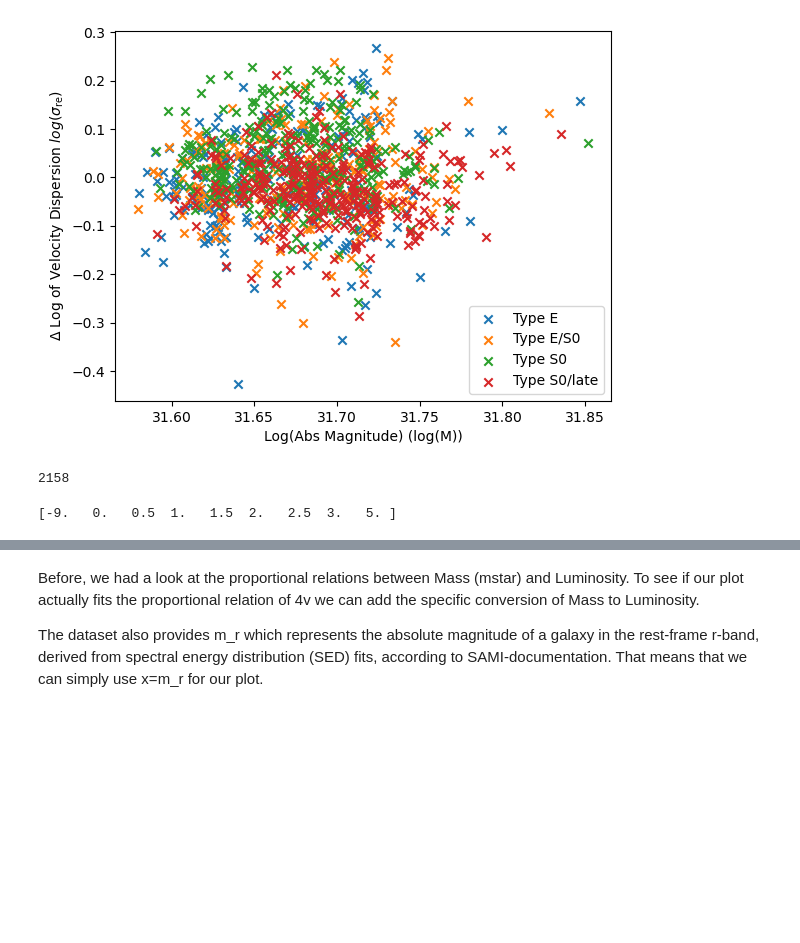
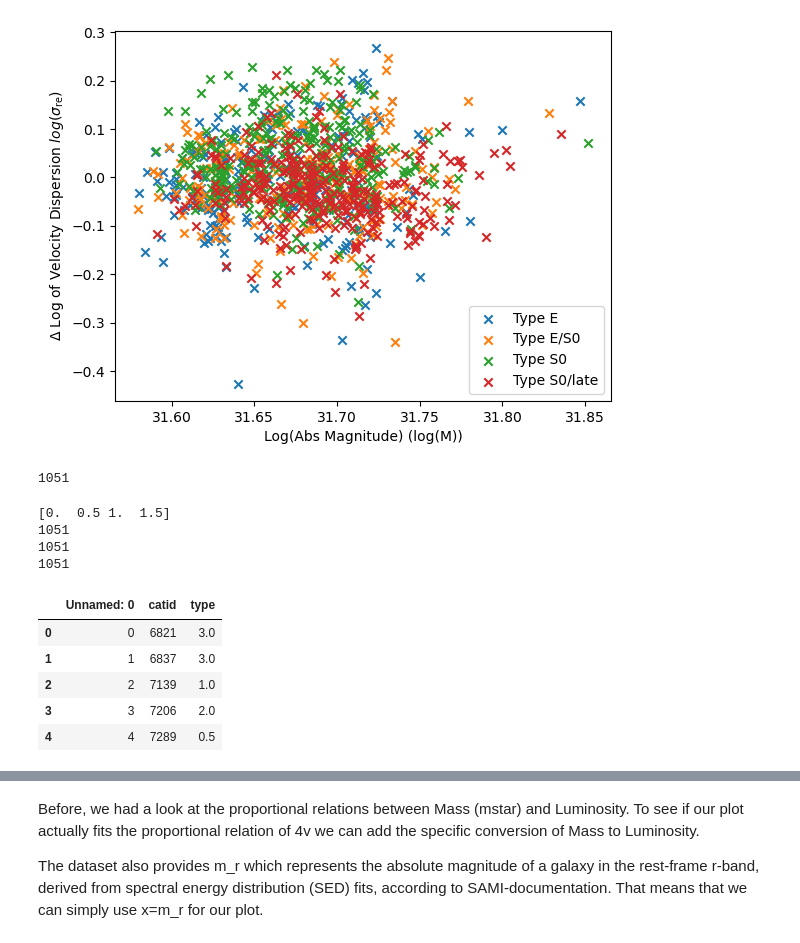
Before and after one commit to lina-pp/PHYS3116_Group3, a Jupyter notebook: Faber-Jackson.ipynb, the cells around one changed output, grey strips where cells are left out. Cells and saved outputs as stored; diff of their text form; code cells hidden in the pictures; blank space fills up the shorter version.

```diff
--- a/Faber-Jackson.ipynb
+++ b/Faber-Jackson.ipynb
@@ -113,13 +113,19 @@ plt.ylabel("$\Delta$ Log of Velocity Dispersion $log(\\sigma_{\\text{re}})$")
 Text(0, 0.5, '$\\Delta$ Log of Velocity Dispersion $log(\\sigma_{\\text{re}})$')
 [figure]
 # %%
-skiprow, catid, type, sigma_re, mstar = np.loadtxt('cleaned_data_all.txt', unpack=True)
+skiprow, catid, type, sigma_re, mstar = np.loadtxt('cleaned_data_mr.txt', unpack=True)
 
 len(type)
 len(mstar)
 # %% [output]
-2158
+1051
 # %%
 print(np.unique(type))
+print(len(sigma_re))
+print(len(type))
+print(len(mstar))
 # %% [output]
-[-9.   0.   0.5  1.   1.5  2.   2.5  3.   5. ]
+[0.  0.5 1.  1.5]
+1051
+1051
+1051
@@ -125,0 +134,10 @@ print(np.unique(type))
+# %%
+VM = pd.read_csv('samiDR3VisualMorphology.csv')
+VM.head()
+# %% [output]
+|  | Unnamed: 0 | catid | type |
+| 0 | 0 | 6821 | 3.0 |
+| 1 | 1 | 6837 | 3.0 |
+| 2 | 2 | 7139 | 1.0 |
+| 3 | 3 | 7206 | 2.0 |
+| 4 | 4 | 7289 | 0.5 |
```
Also changed, not shown: parts of 8 cells of this notebook.
